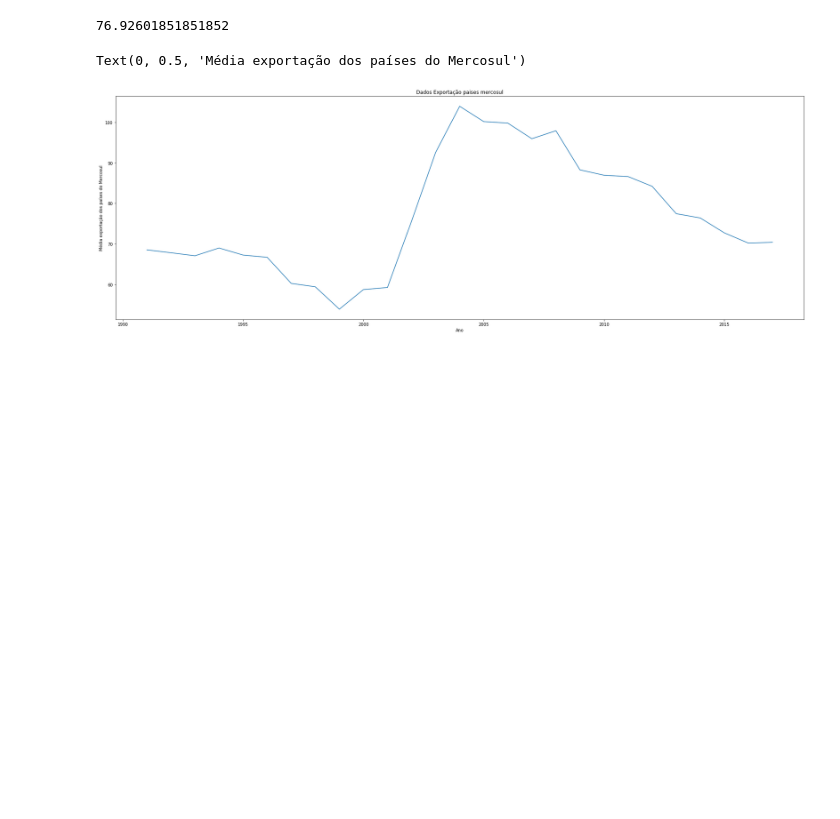
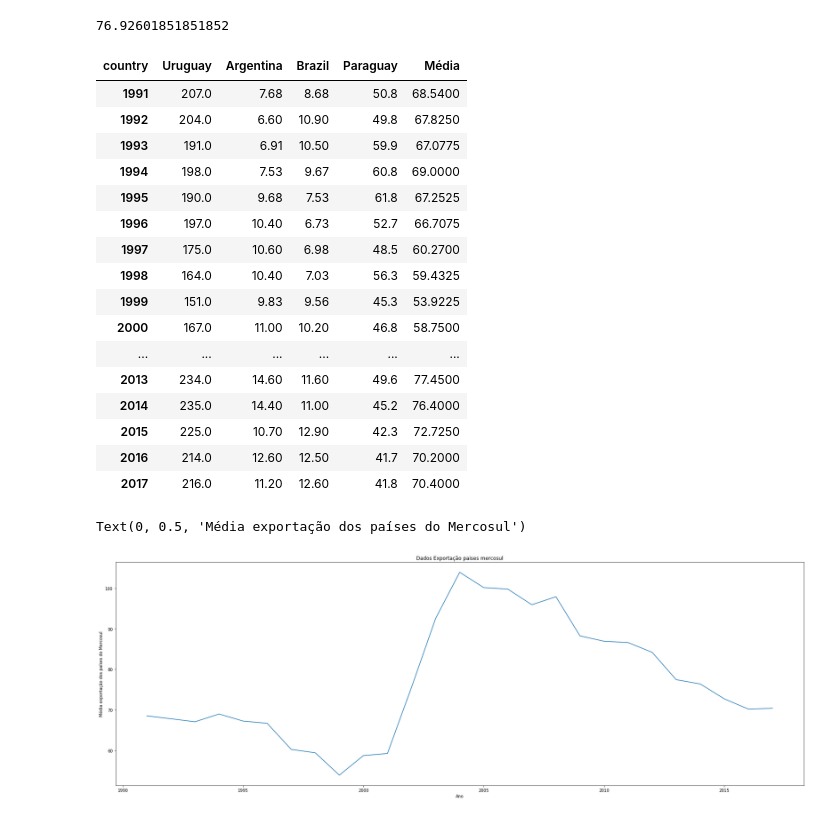
Before and after one commit to Gabrielamb2/Projeto1_cdd, a Jupyter notebook: Projeto1_layout.ipynb, the cells around one changed output. Cells and saved outputs as stored; diff of their text form; code cells hidden in the pictures; blank space fills up the shorter version.

```diff
--- a/Projeto1_layout.ipynb
+++ b/Projeto1_layout.ipynb
@@ -247,5 +235,26 @@ média_total_países_mercosul=média_paises_mercosul.mean()
 média_total_países_mercosul
 # %% [output]
 76.92601851851852
+# %%
+exportacao_paises_Mercosul['Média'] = média_paises_mercosul
+exportacao_paises_Mercosul
+# %% [output]
+| country | Uruguay | Argentina | Brazil | Paraguay | Média |
+| 1991 | 207.0 | 7.68 | 8.68 | 50.8 | 68.5400 |
+| 1992 | 204.0 | 6.60 | 10.90 | 49.8 | 67.8250 |
+| 1993 | 191.0 | 6.91 | 10.50 | 59.9 | 67.0775 |
+| 1994 | 198.0 | 7.53 | 9.67 | 60.8 | 69.0000 |
+| 1995 | 190.0 | 9.68 | 7.53 | 61.8 | 67.2525 |
+| 1996 | 197.0 | 10.40 | 6.73 | 52.7 | 66.7075 |
+| 1997 | 175.0 | 10.60 | 6.98 | 48.5 | 60.2700 |
+| 1998 | 164.0 | 10.40 | 7.03 | 56.3 | 59.4325 |
+| 1999 | 151.0 | 9.83 | 9.56 | 45.3 | 53.9225 |
+| 2000 | 167.0 | 11.00 | 10.20 | 46.8 | 58.7500 |
+| ... | ... | ... | ... | ... | ... |
+| 2013 | 234.0 | 14.60 | 11.60 | 49.6 | 77.4500 |
+| 2014 | 235.0 | 14.40 | 11.00 | 45.2 | 76.4000 |
+| 2015 | 225.0 | 10.70 | 12.90 | 42.3 | 72.7250 |
+| 2016 | 214.0 | 12.60 | 12.50 | 41.7 | 70.2000 |
+| 2017 | 216.0 | 11.20 | 12.60 | 41.8 | 70.4000 |
 # %%
 plt.figure(figsize=(30,10))
```
Also changed, not shown: parts of 11 cells of this notebook.
